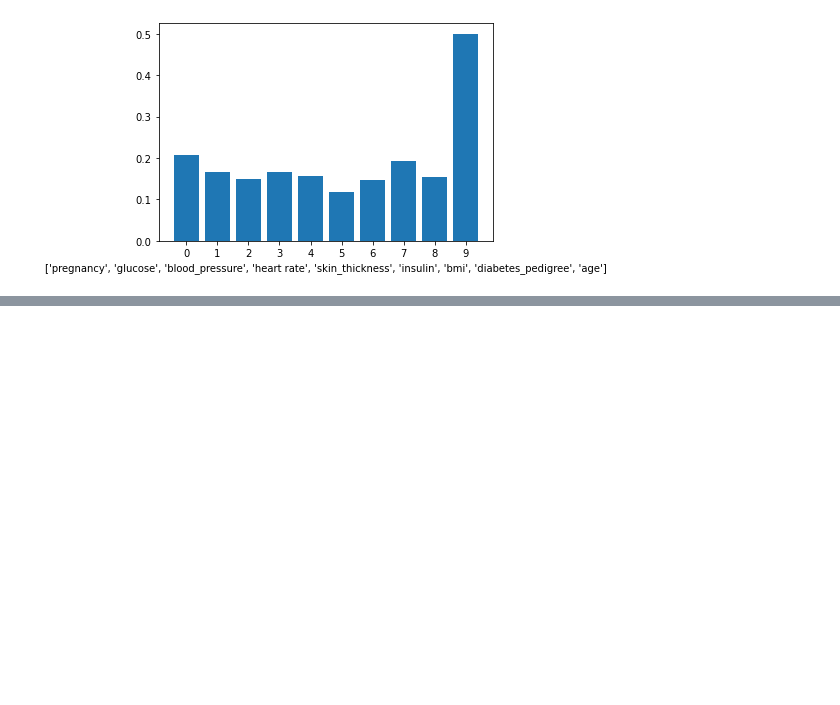
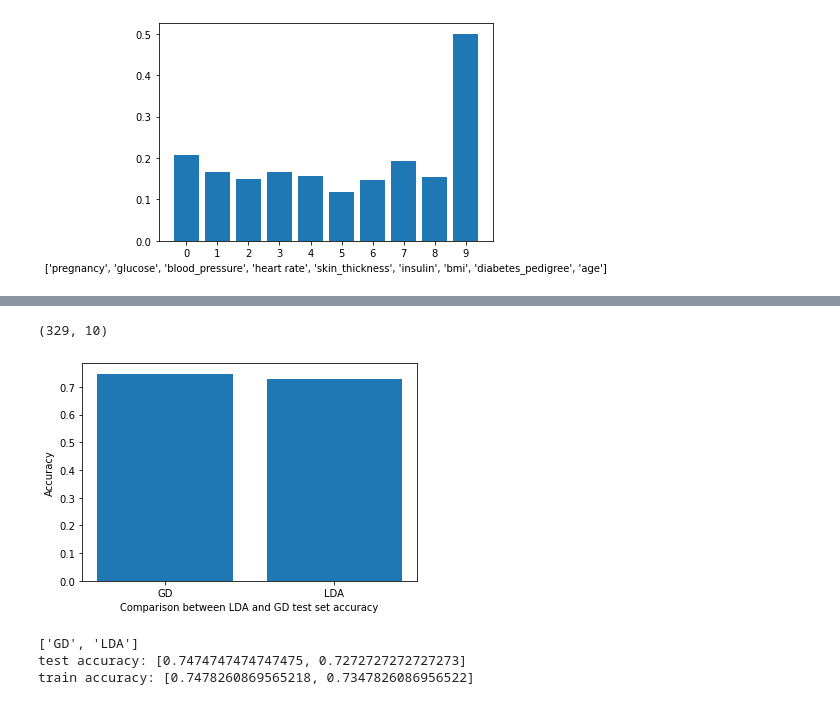
Before and after one commit to alymo8/Ecse551Assignments, a Jupyter notebook: A1/Kidney Disease.ipynb, the cells around one changed output, grey strips where cells are left out. Saved outputs shown, nothing was run; the diff lists cells and outputs as text; code cells hidden in the pictures; blank space fills up the shorter version.

```diff
--- a/A1/Kidney Disease.ipynb
+++ b/A1/Kidney Disease.ipynb
@@ -527,0 +359,70 @@ IndexError: boolean index did not match indexed array along dimension 0; dimensi
+# %%
+x = []
+y = []
+z = []
+y_p_tr = []
+X_complete = []
+
+t_s = np.linspace(0,1,11)
+
+learning_alg = ""
+model = Model(kidney_df)
+
+#train and test using the GD model
+X_clone = []
+X_clone = copy.deepcopy(kidney_df)
+print(np.shape(X_clone))
+X_complete = []
+train_set, test_set = model.split_data(X_clone)
+x_train = train_set[:,:-1]
+x_test = test_set[:,:-1]
+y_train = train_set[:,-1].reshape(-1,1)
+y_test = test_set[:,-1].reshape(-1,1)
+x_train = model.add_dummy_feature(x_train)
+x_test = model.add_dummy_feature(x_test)
+w_trained = model.fit_GD(x_train, y_train, best_lr, 0.001, best_reg)
+y_predict_train = model.predict_GD(x_train, w_trained, 0.5)
+y_predict = model.predict_GD(x_test, w_trained, 0.5)
+mean = model.accu_eval(y_test,y_predict)
+mean_train = model.accu_eval(y_train,y_predict_train)
+learning_alg = "GD"
+x.append(learning_alg)
+y.append(mean)
+y_p_tr.append(mean_train)
+
+
+model2 = Model(kidney_df)
+
+#train and test using the LDA model
+X_clone = []
+X_clone = copy.deepcopy(kidney_df)
+
+train_set, test_set = model2.split_data(X_clone)
+x_train = train_set[:,:-1]
+x_test = test_set[:,:-1]
+
+y_train = train_set[:,-1].reshape(-1,1)
+y_test = test_set[:,-1].reshape(-1,1)
+Py0, Py1, mu0, mu1, sigma_inv = model2.fit_LDA(x_train, y_train)
+y_predict = model2.predict_LDA(Py0, Py1, mu0, mu1, sigma_inv, x_test, best_threshold_LDA)
+y_predict_train = model2.predict_LDA(Py0, Py1, mu0, mu1, sigma_inv, x_train, best_threshold_LDA)
+mean = model2.accu_eval(y_test,y_predict)
+mean_train = model2.accu_eval(y_train,y_predict_train)
+learning_alg = "LDA"
+x.append(learning_alg)
+y.append(mean)
+y_p_tr.append(mean_train)
+
+plt.bar(x,y)
+plt.xlabel("Comparison between LDA and GD test set accuracy")
+plt.ylabel('Accuracy')
+plt.show()
+print(x)
+print("test accuracy:", y)
+print("train accuracy:", y_p_tr)
+# %% [output]
+(329, 10)
+[figure, added]
+['GD', 'LDA']
+test accuracy: [0.7474747474747475, 0.7272727272727273]
+train accuracy: [0.7478260869565218, 0.7347826086956522]
```
Also changed, not shown: parts of 13 cells of this notebook.
